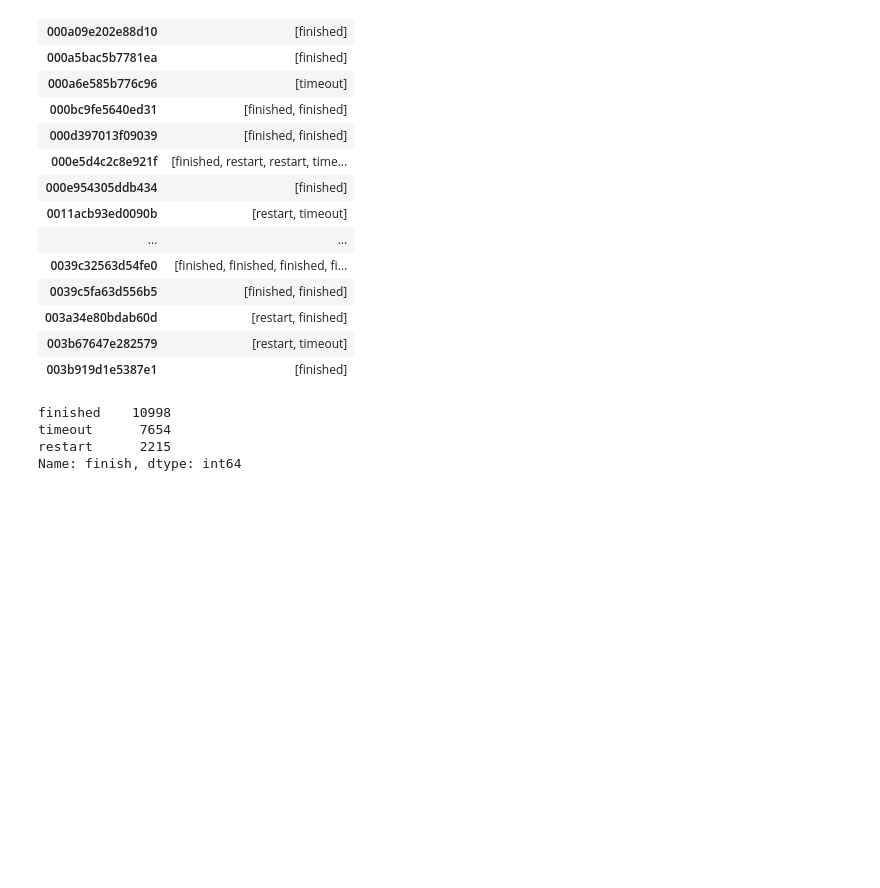
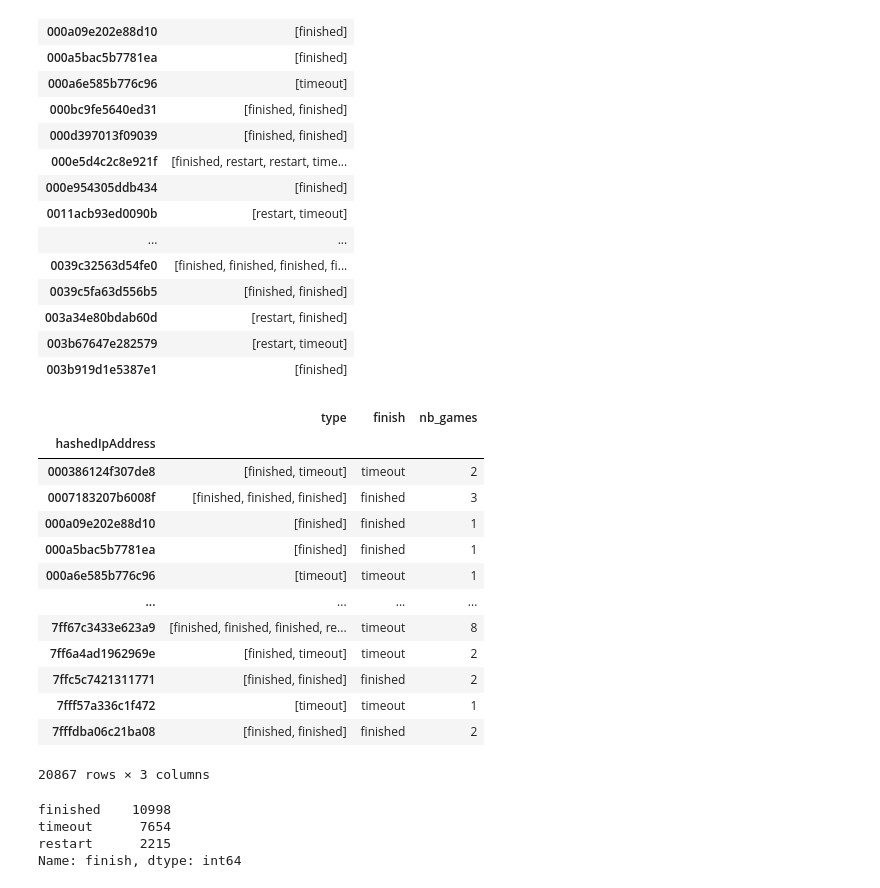
Before and after one commit to epfl-ada/ada-2022-project-7yobananaboy7, a Jupyter notebook: main.ipynb, the cells around one changed output. Saved outputs shown, nothing was run; the diff lists cells and outputs as text; code cells hidden in the pictures; blank space fills up the shorter version.

```diff
--- a/main.ipynb
+++ b/main.ipynb
@@ -967,3 +972,20 @@ players_record.head(30)
+# %%
+players_record
+# %% [output]
+|  | type | finish | nb_games |
+| hashedIpAddress |  |  |  |
+| 000386124f307de8 | [finished, timeout] | timeout | 2 |
+| 0007183207b6008f | [finished, finished, finished] | finished | 3 |
+| 000a09e202e88d10 | [finished] | finished | 1 |
+| 000a5bac5b7781ea | [finished] | finished | 1 |
+| 000a6e585b776c96 | [timeout] | timeout | 1 |
+| ... | ... | ... | ... |
+| 7ff67c3433e623a9 | [finished, finished, finished, re... | timeout | 8 |
+| 7ff6a4ad1962969e | [finished, timeout] | timeout | 2 |
+| 7ffc5c7421311771 | [finished, finished] | finished | 2 |
+| 7fff57a336c1f472 | [timeout] | timeout | 1 |
+| 7fffdba06c21ba08 | [finished, finished] | finished | 2 |
+20867 rows × 3 columns
 # %%
 players_record['finish'] = players_record['type'].apply(lambda l : l[-1])
 players_record['nb_games'] = players_record['type'].apply(lambda l : len(l))
```
Also changed, not shown: parts of 25 cells of this notebook.
